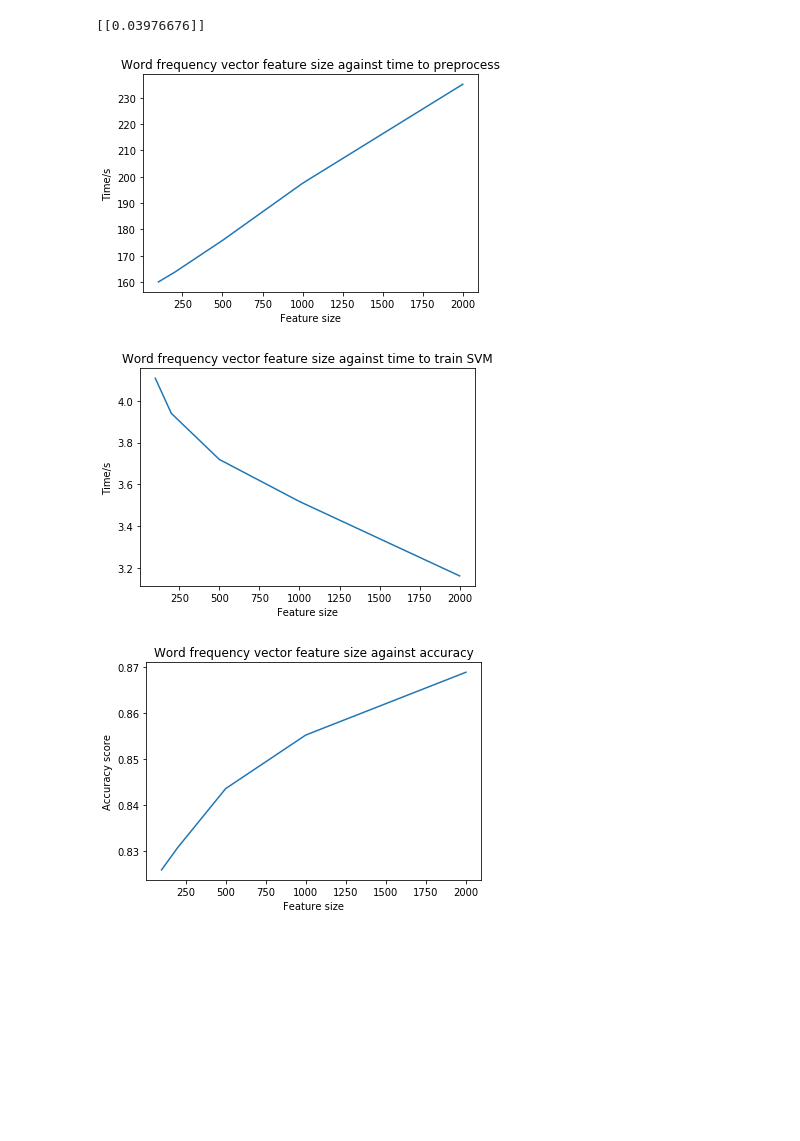
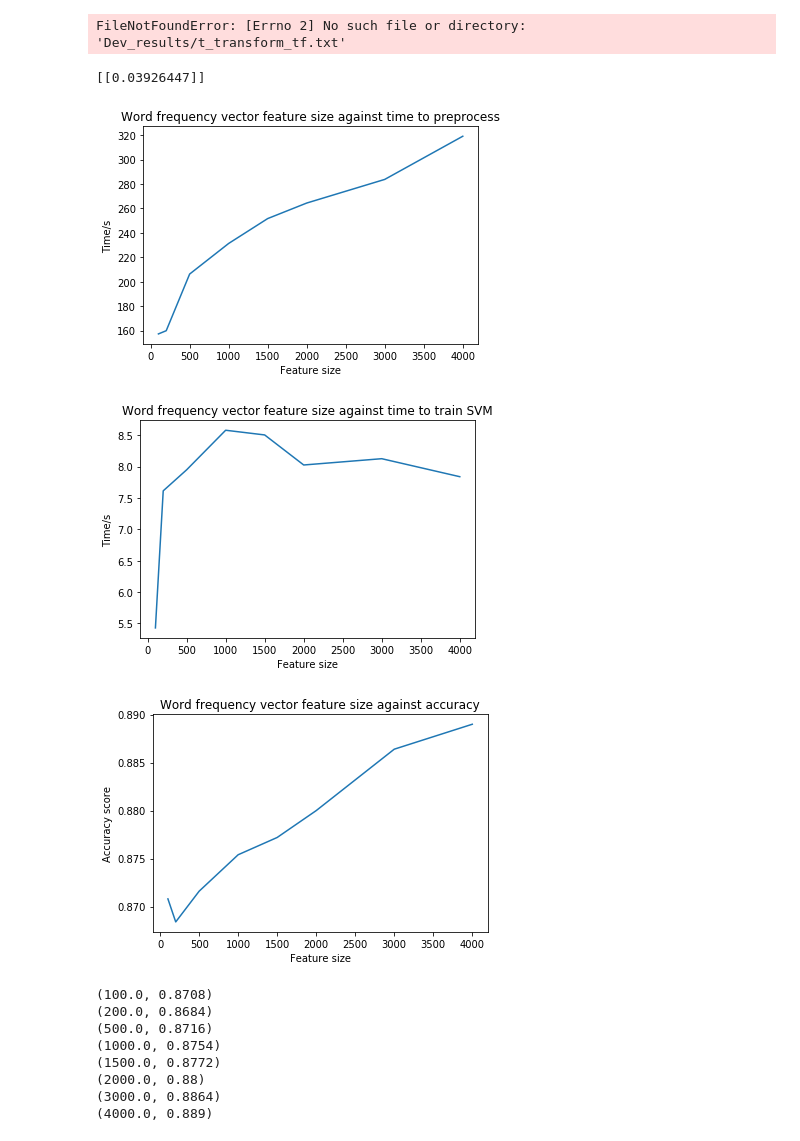
Before and after one commit to Caizoo/Applied_CA, a Jupyter notebook: Applied CA results.ipynb, the cells around one changed output. Drawn from its saved outputs; the diff is of its cells as text; code cells hidden in the pictures; blank space fills up the shorter version.

```diff
--- a/Applied CA results.ipynb
+++ b/Applied CA results.ipynb
@@ -4,6 +4,7 @@ import numpy as np
 import matplotlib.pyplot as plt
 from sklearn import linear_model
 import math
+import pickle
 
 def read_file(str_file):
     f = open(str_file, 'r')
@@ -11,43 +12,74 @@ def read_file(str_file):
     x = [float(y) for y in x]
     return x
 
+def read_gamma(str_file):
+    f = open(str_file, 'r')
+    x = f.readlines()
+    x = [str(y) for y in x]
+    return x
+
 
 comp_list = read_file('Dev_results/comp_list.txt')
 c_list = read_file('Dev_results/c_list.txt')
 vocab_list = read_file('Dev_results/vocab_list.txt')
+tfidf_list = read_file('Dev_results/tfidf_list.txt')
+gamma_list = read_gamma('Dev_results/gamma_list.txt')
+
 
 acc_list_comp = read_file('Dev_results/acc_list_comp.txt')
 acc_list_c = read_file('Dev_results/acc_list_c.txt')
 acc_list_voc = read_file('Dev_results/acc_list_voc.txt')
+acc_list_tf = read_file('Dev_results/acc_list_tf.txt')
+acc_list_gamma = read_file('Dev_results/acc_list_gamma.txt')
 
 t_learn_list_comp = read_file('Dev_results/t_learn_list_comp.txt')
 t_learn_list_c = read_file('Dev_results/t_learn_list_c.txt')
 t_learn_list_voc = read_file('Dev_results/t_learn_list_voc.txt')
 t_vectorize_list_voc = read_file('Dev_results/t_vectorize_list_voc.txt')
+t_learn_list_tf = read_file('Dev_results/t_learn_list_tf.txt')
+t_vectorize_list_tf = read_file('Dev_results/t_vectorize_list_tf.txt')
+t_learn_list_gamma = read_file('Dev_results/t_learn_list_gamma.txt')
+
+t_transform_voc = read_file('Dev_results/t_transform_voc.txt')
+t_transform_tf = read_file('Dev_results/t_transform_tf.txt')
+# %% [output]
+FileNotFoundError: [Errno 2] No such file or directory: 'Dev_results/t_transform_tf.txt'
 # %%
 lin = sklearn.linear_model.LinearRegression()
 lin.fit(np.asarray(vocab_list).reshape(-1,1), np.asarray(t_vectorize_list_voc).reshape(-1,1))
 print(lin.coef_)
 plt.plot(vocab_list, t_vectorize_list_voc)
 plt.title("Word frequency vector feature size against time to preprocess")
 plt.ylabel("Time/s")
 plt.xlabel("Feature size")
 plt.show()
 plt.plot(vocab_list, t_learn_list_voc)
 plt.title("Word frequency vector feature size against time to train SVM")
 plt.ylabel("Time/s")
 plt.xlabel("Feature size")
 plt.show()
 plt.plot(vocab_list, acc_list_voc)
 plt.title("Word frequency vector feature size against accuracy")
 plt.ylabel("Accuracy score")
 plt.xlabel("Feature size")
 plt.show()
+
+x = zip(vocab_list, acc_list_voc)
+for z in x:
+    print(z)
 # %% [output]
-[[0.03976676]]
+[[0.03926447]]
-[figure, old version]
+[figure, new version]
-[figure, old version]
+[figure, new version]
-[figure, old version]
+[figure, new version]
+(100.0, 0.8708)
+(200.0, 0.8684)
+(500.0, 0.8716)
+(1000.0, 0.8754)
+(1500.0, 0.8772)
+(2000.0, 0.88)
+(3000.0, 0.8864)
+(4000.0, 0.889)
 # %%
 print(comp_list)
 x = (zip(acc_list_comp, t_learn_list_comp))
```
Also changed, not shown: parts of 6 cells of this notebook, 14 other files.
